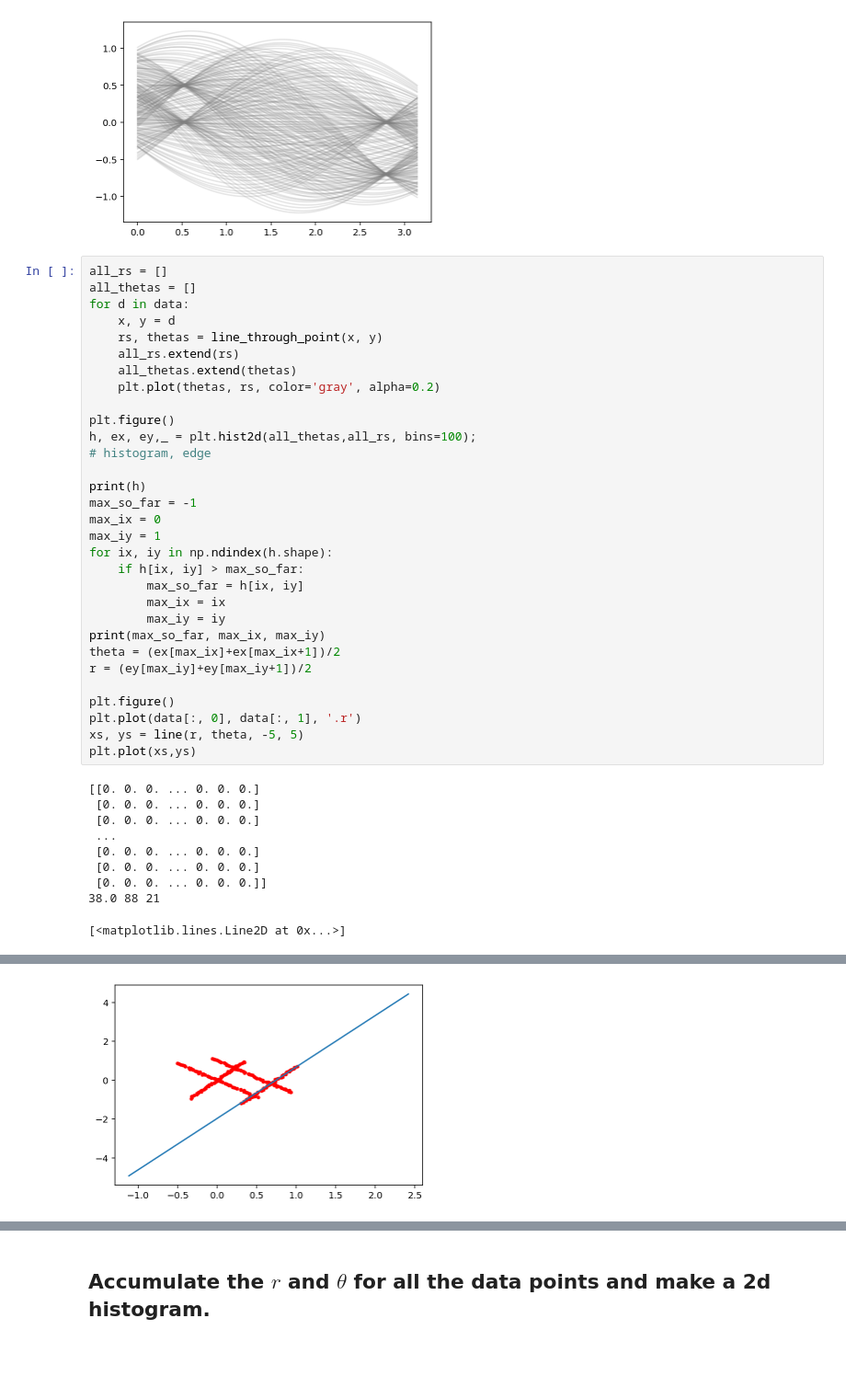
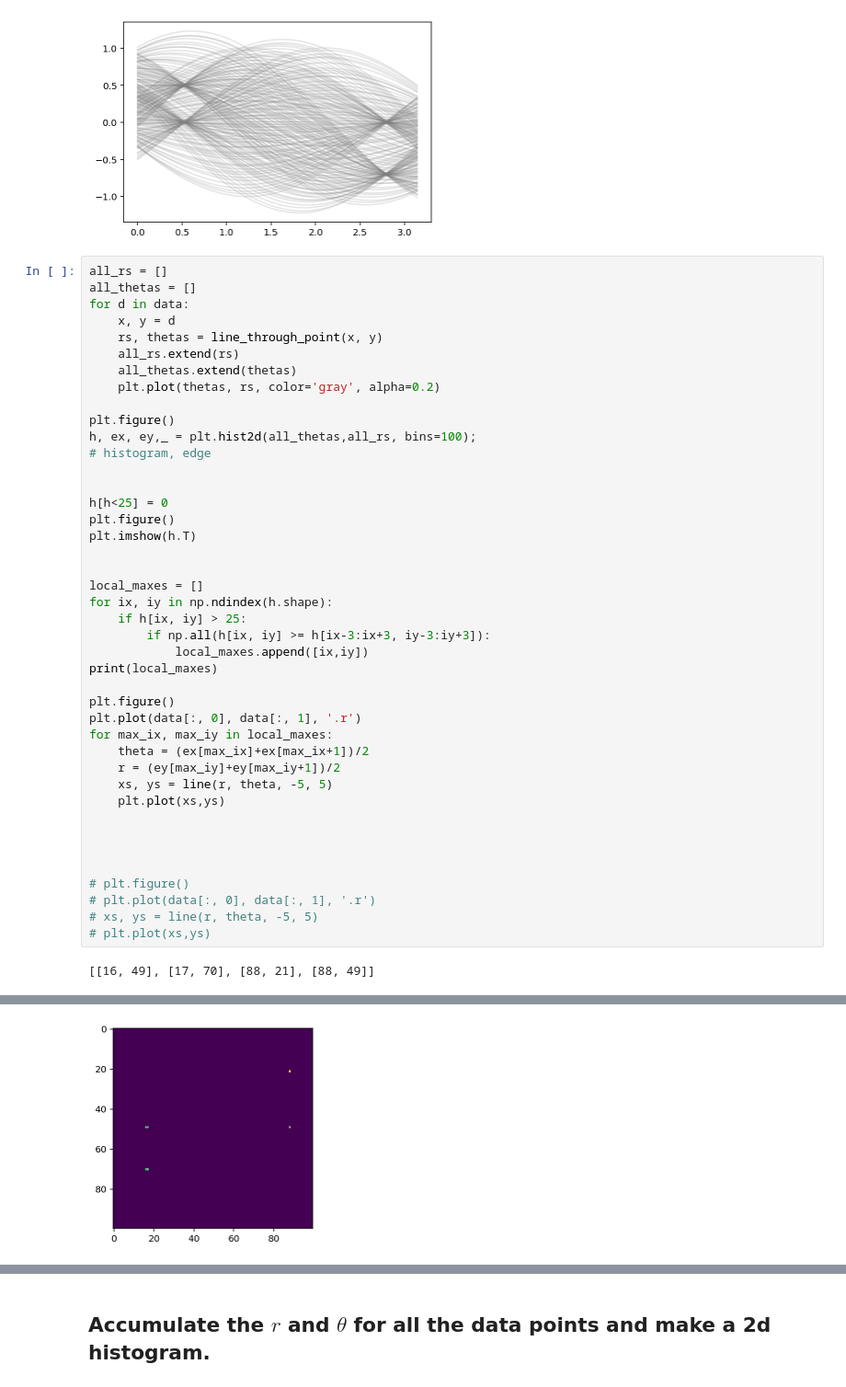
Before and after one commit to MUIC-Numerical-Methods-2018/extra-2-hough-transform, a Jupyter notebook: HoughTransform.ipynb, the cells around one changed output, grey strips where cells are left out. Shown at 92% size. Drawn from its saved outputs; the diff is of its cells as text; blank space fills up the shorter version.

```diff
--- a/HoughTransform.ipynb
+++ b/HoughTransform.ipynb
@@ -84,44 +84,47 @@ for d in data:
 # %%
 all_rs = []
 all_thetas = []
 for d in data:
     x, y = d
     rs, thetas = line_through_point(x, y)
     all_rs.extend(rs)
     all_thetas.extend(thetas)
     plt.plot(thetas, rs, color='gray', alpha=0.2)
 
 plt.figure()
 h, ex, ey,_ = plt.hist2d(all_thetas,all_rs, bins=100);
 # histogram, edge
 
-print(h)
-max_so_far = -1
-max_ix = 0
-max_iy = 1
+
+h[h<25] = 0
+plt.figure()
+plt.imshow(h.T)
+
+
+local_maxes = []
 for ix, iy in np.ndindex(h.shape):
-    if h[ix, iy] > max_so_far:
-        max_so_far = h[ix, iy]
-        max_ix = ix
-        max_iy = iy
-print(max_so_far, max_ix, max_iy)
-theta = (ex[max_ix]+ex[max_ix+1])/2
-r = (ey[max_iy]+ey[max_iy+1])/2
+    if h[ix, iy] > 25:
+        if np.all(h[ix, iy] >= h[ix-3:ix+3, iy-3:iy+3]):
+            local_maxes.append([ix,iy])
+print(local_maxes)
 
 plt.figure()
 plt.plot(data[:, 0], data[:, 1], '.r')
-xs, ys = line(r, theta, -5, 5)
-plt.plot(xs,ys)
+for max_ix, max_iy in local_maxes:
+    theta = (ex[max_ix]+ex[max_ix+1])/2
+    r = (ey[max_iy]+ey[max_iy+1])/2
+    xs, ys = line(r, theta, -5, 5)
+    plt.plot(xs,ys)
+
+
+
+
+# plt.figure()
+# plt.plot(data[:, 0], data[:, 1], '.r')
+# xs, ys = line(r, theta, -5, 5)
+# plt.plot(xs,ys)
 # %% [output]
-[[0. 0. 0. ... 0. 0. 0.]
- [0. 0. 0. ... 0. 0. 0.]
- [0. 0. 0. ... 0. 0. 0.]
- ...
- [0. 0. 0. ... 0. 0. 0.]
- [0. 0. 0. ... 0. 0. 0.]
- [0. 0. 0. ... 0. 0. 0.]]
-38.0 88 21
+[[16, 49], [17, 70], [88, 21], [88, 49]]
-[<matplotlib.lines.Line2D at 0x...>]
 [figure]
 [figure]
-[figure, old version]
+[figure, new version]
```
Also changed, not shown: parts of 1 cell of this notebook.
